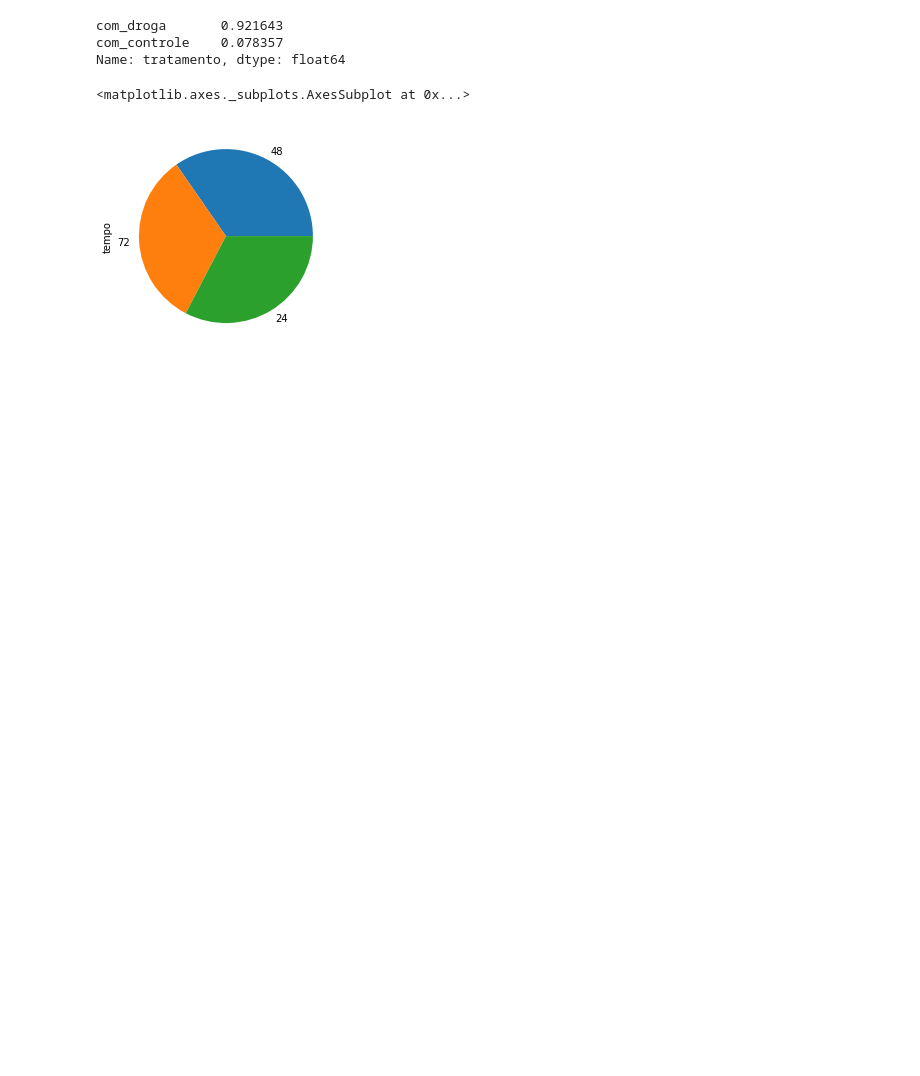
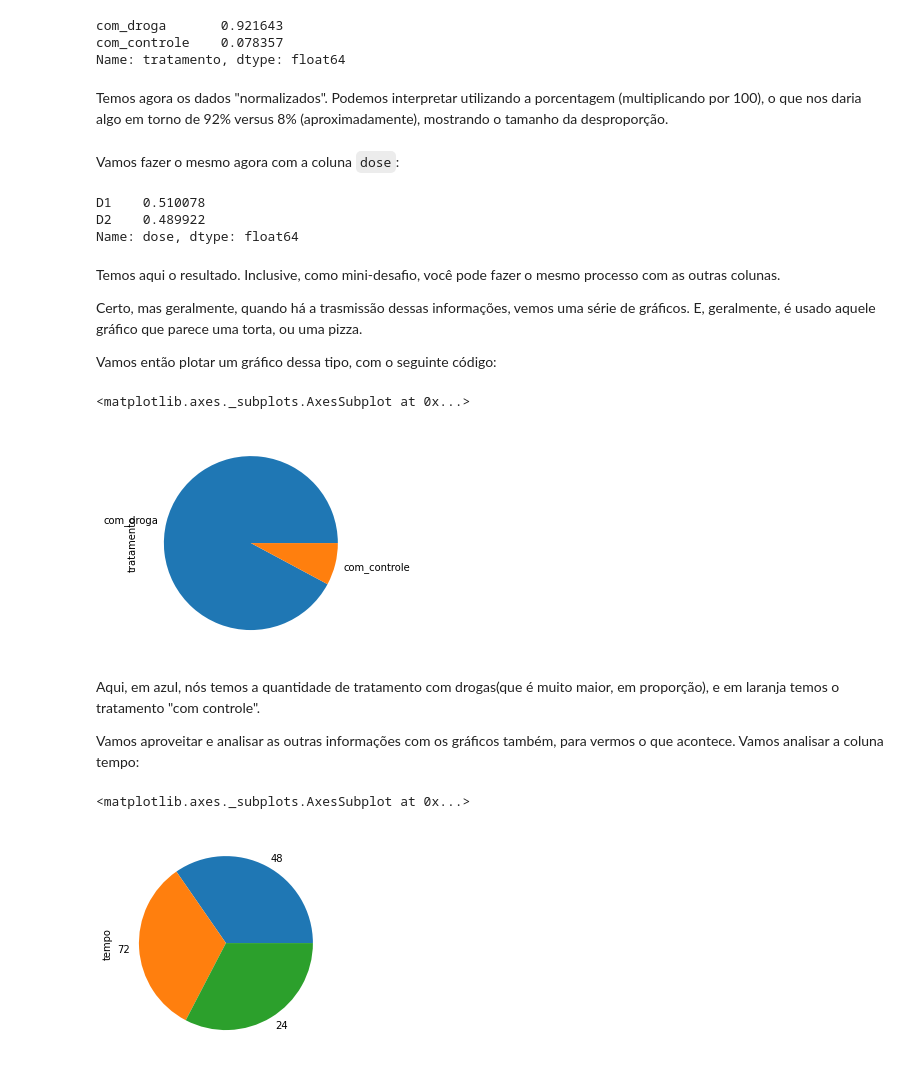
Before and after one commit to Gabrielchollet/imersao-dados-alura, a Jupyter notebook: Aula01.ipynb, the cells around one changed output. Drawn from its saved outputs; the diff is of its cells as text; code cells hidden in the pictures; blank space fills up the shorter version.

```diff
--- a/Aula01.ipynb
+++ b/Aula01.ipynb
@@ -52,6 +217,31 @@ dados['tratamento'].value_counts(normalize=True)
 com_droga       0.921643
 com_controle    0.078357
 Name: tratamento, dtype: float64
+# %% [markdown]
+Temos agora os dados "normalizados". Podemos interpretar utilizando a porcentagem (multiplicando por 100), o que nos daria algo em torno de 92% versus 8% (aproximadamente), mostrando o tamanho da desproporção.
+# %% [markdown]
+Vamos fazer o mesmo agora com a coluna `dose`:
+# %%
+dados['dose'].value_counts(normalize = True)
+# %% [output]
+D1    0.510078
+D2    0.489922
+Name: dose, dtype: float64
+# %% [markdown]
+Temos aqui o resultado. Inclusive, como mini-desafio, você pode fazer o mesmo processo com as outras colunas.
+
+Certo, mas geralmente, quando há a trasmissão dessas informações, vemos uma série de gráficos. E, geralmente, é usado aquele gráfico que parece uma torta, ou uma pizza.
+
+Vamos então plotar um gráfico dessa tipo, com o seguinte código:
+# %%
+dados['tratamento'].value_counts().plot.pie()
+# %% [output]
+<matplotlib.axes._subplots.AxesSubplot at 0x...>
+[figure, added]
+# %% [markdown]
+Aqui, em azul, nós temos a quantidade de tratamento com drogas(que é muito maior, em proporção), e em laranja temos o tratamento "com controle".
+
+Vamos aproveitar e analisar as outras informações com os gráficos também, para vermos o que acontece. Vamos analisar a coluna tempo:
 # %%
 dados['tempo'].value_counts().plot.pie()
 # %% [output]
```
Also changed, not shown: parts of 84 cells of this notebook.
